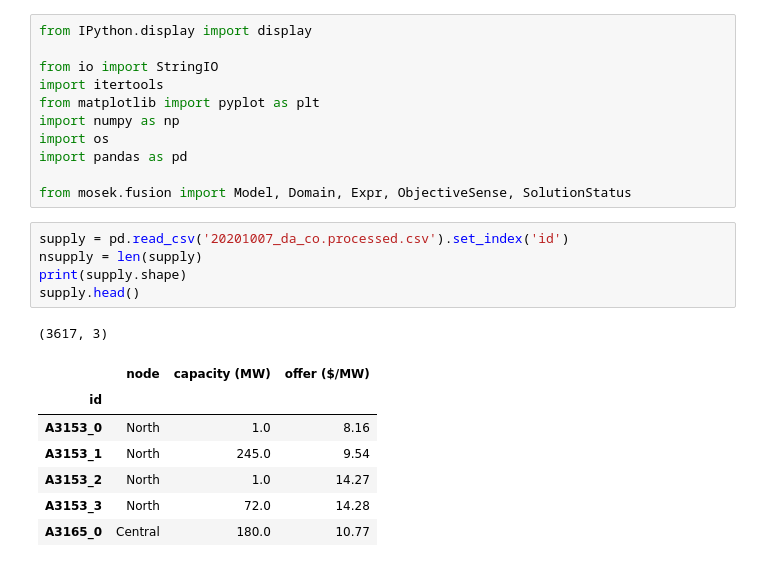
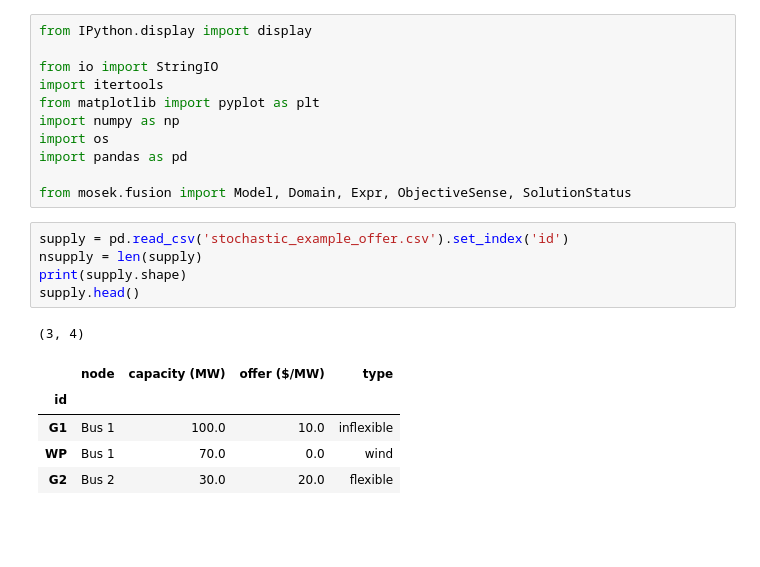
Before and after one commit to drakesiard/power, a Jupyter notebook: dtu31792/project/proj2-stochastic-program.ipynb, the cells around one changed output. Cells and saved outputs as stored; diff of their text form; blank space fills up the shorter version.

```diff
--- a/dtu31792/project/proj2-stochastic-program.ipynb
+++ b/dtu31792/project/proj2-stochastic-program.ipynb
@@ -10,16 +10,14 @@ import pandas as pd
 
 from mosek.fusion import Model, Domain, Expr, ObjectiveSense, SolutionStatus
 # %%
-supply = pd.read_csv('20201007_da_co.processed.csv').set_index('id')
+supply = pd.read_csv('stochastic_example_offer.csv').set_index('id')
 nsupply = len(supply)
 print(supply.shape)
 supply.head()
 # %% [output]
-(3617, 3)
+(3, 4)
-|  | node | capacity (MW) | offer ($/MW) |
-| id |  |  |  |
-| A3153_0 | North | 1.0 | 8.16 |
-| A3153_1 | North | 245.0 | 9.54 |
-| A3153_2 | North | 1.0 | 14.27 |
-| A3153_3 | North | 72.0 | 14.28 |
-| A3165_0 | Central | 180.0 | 10.77 |
+|  | node | capacity (MW) | offer ($/MW) | type |
+| id |  |  |  |  |
+| G1 | Bus 1 | 100.0 | 10.0 | inflexible |
+| WP | Bus 1 | 70.0 | 0.0 | wind |
+| G2 | Bus 2 | 30.0 | 20.0 | flexible |
```
Also changed, not shown: parts of 19 cells of this notebook, 5 other files.
